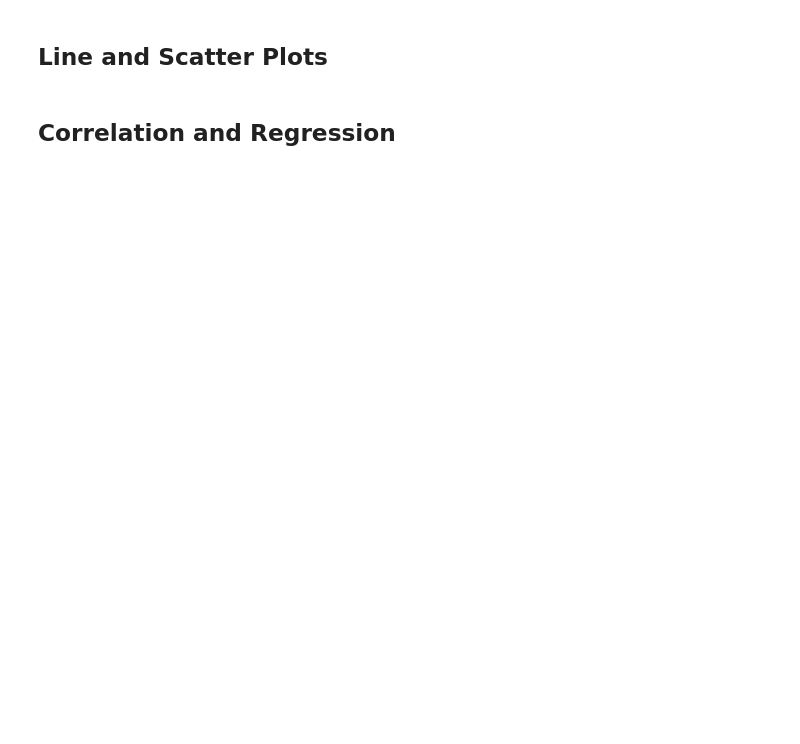
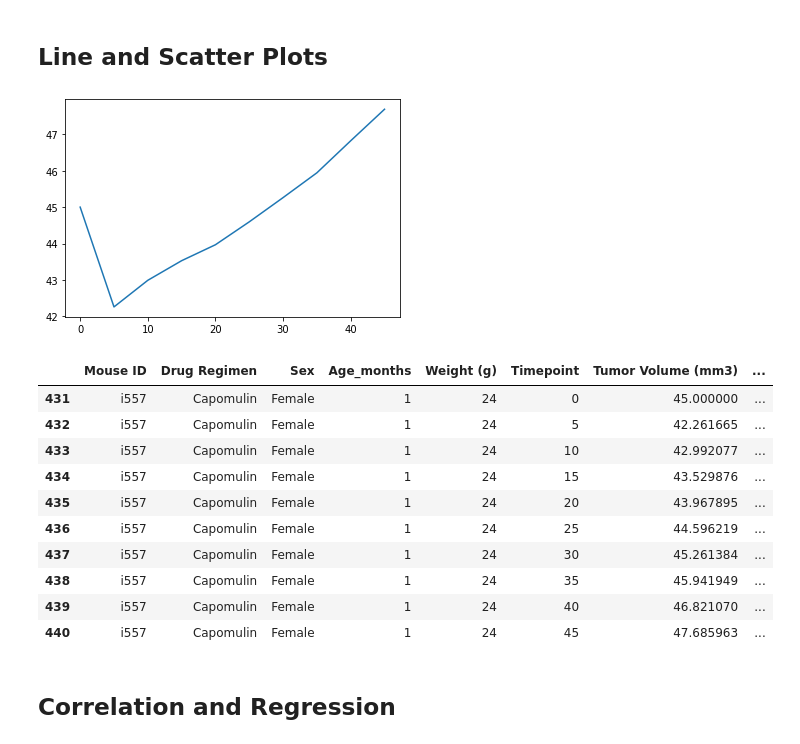
Before and after one commit to kieranmcaleer/matplotlib-challenge, a Jupyter notebook: Pymaceuticals/pymaceuticals_starter.ipynb, the cells around one changed output. Drawn from its saved outputs; the diff is of its cells as text; code cells hidden in the pictures; blank space fills up the shorter version.

```diff
--- a/Pymaceuticals/pymaceuticals_starter.ipynb
+++ b/Pymaceuticals/pymaceuticals_starter.ipynb
@@ -230,3 +252,30 @@ array(['Ramicane', 'Capomulin', 'Infubinol', 'Placebo', 'Ceftamin',
+# %%
+# Generate a line plot of tumor volume vs. time point for a mouse treated with Capomulin
+#found at https://cmdlinetips.com/2018/02/how-to-subset-pandas-dataframe-based-on-values-of-a-column/
+
+capomulin_t_f = cleaned_dataframe['Drug Regimen']=="Capomulin"
+capomulin = cleaned_dataframe[capomulin_t_f]
+cap_mouse1 = capomulin["Mouse ID"] == "i557"
+cap_mouse = capomulin[cap_mouse1]
+cap_tum = cap_mouse["Tumor Volume (mm3)"]
+cap_tim = cap_mouse["Timepoint"]
+plt.plot(cap_tim, cap_tum)
+plt.set_xlabel("")
+plt.show()
+cap_mouse
+# %% [output]
+[figure, added]
+|  | Mouse ID | Drug Regimen | Sex | Age_months | Weight (g) | Timepoint | Tumor Volume (mm3) | ... |
+| 431 | i557 | Capomulin | Female | 1 | 24 | 0 | 45.000000 | ... |
+| 432 | i557 | Capomulin | Female | 1 | 24 | 5 | 42.261665 | ... |
+| 433 | i557 | Capomulin | Female | 1 | 24 | 10 | 42.992077 | ... |
+| 434 | i557 | Capomulin | Female | 1 | 24 | 15 | 43.529876 | ... |
+| 435 | i557 | Capomulin | Female | 1 | 24 | 20 | 43.967895 | ... |
+| 436 | i557 | Capomulin | Female | 1 | 24 | 25 | 44.596219 | ... |
+| 437 | i557 | Capomulin | Female | 1 | 24 | 30 | 45.261384 | ... |
+| 438 | i557 | Capomulin | Female | 1 | 24 | 35 | 45.941949 | ... |
+| 439 | i557 | Capomulin | Female | 1 | 24 | 40 | 46.821070 | ... |
+| 440 | i557 | Capomulin | Female | 1 | 24 | 45 | 47.685963 | ... |
 # %%
 # Generate a scatter plot of average tumor volume vs. mouse weight for the Capomulin regimen
 # %% [markdown]
```
Also changed, not shown: parts of 4 cells of this notebook.
